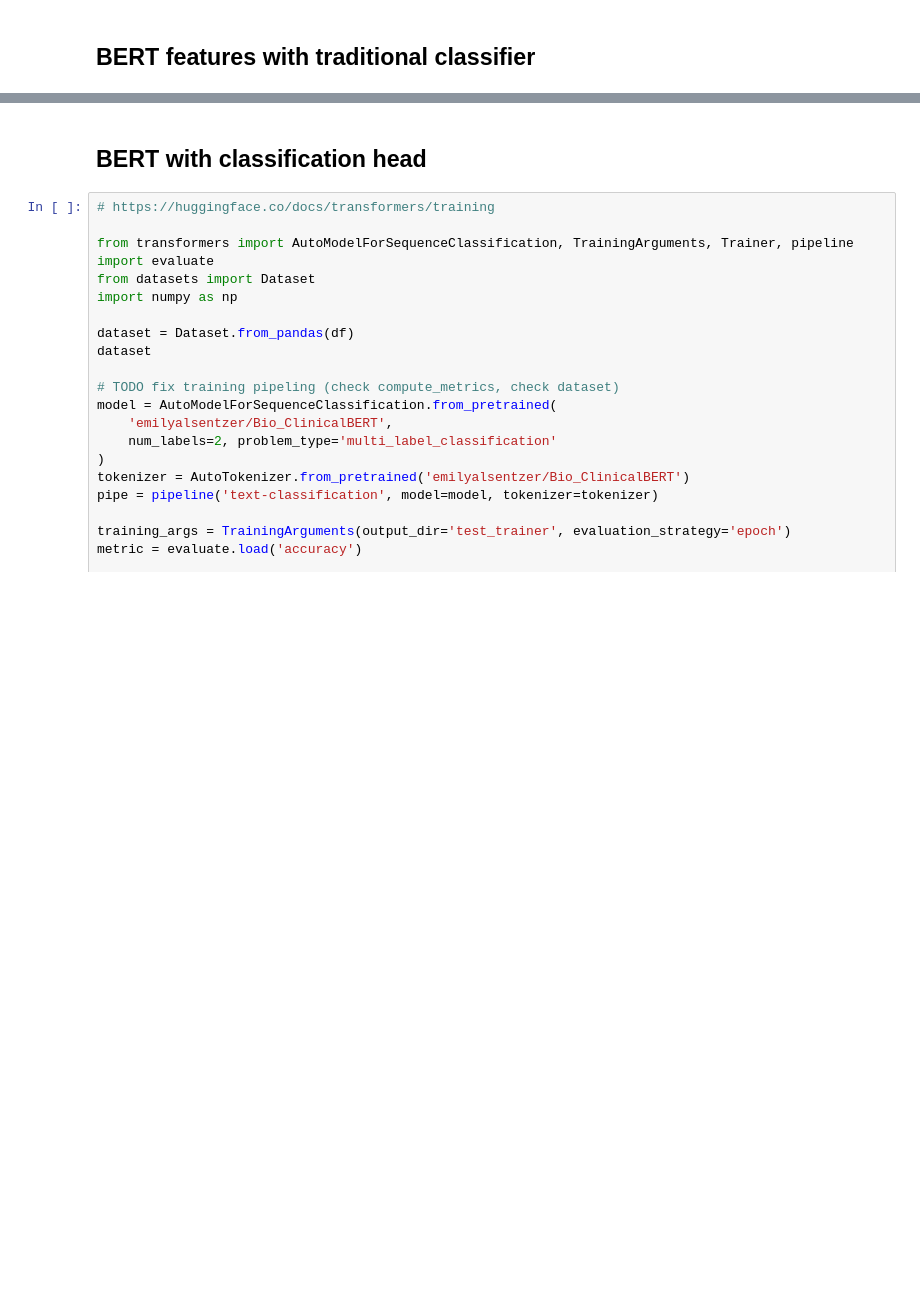
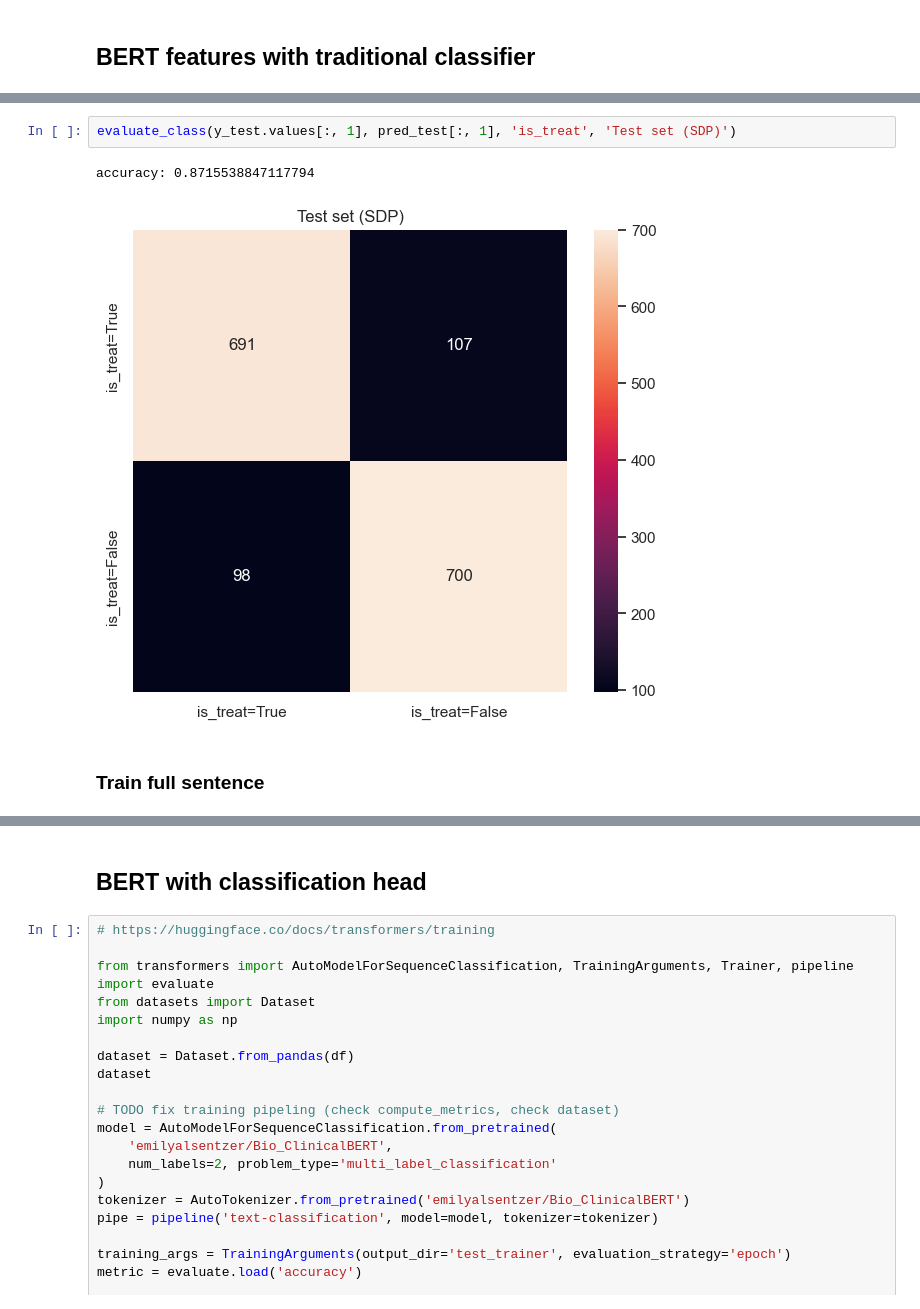
Before and after one commit to anaterovic/NLP, a Jupyter notebook: docs/milestone3.ipynb, the cells around one changed output, grey strips where cells are left out. Saved outputs shown, nothing was run; the diff lists cells and outputs as text; blank space fills up the shorter version.

```diff
--- a/docs/milestone3.ipynb
+++ b/docs/milestone3.ipynb
@@ -161,0 +278,7 @@ import numpy as np
+# %%
+evaluate_class(y_test.values[:, 1], pred_test[:, 1], 'is_treat', 'Test set (SDP)')
+# %% [output]
+accuracy: 0.8715538847117794
+[figure, added]
+# %% [markdown]
+### Train full sentence
```
Also changed, not shown: parts of 26 cells of this notebook, 3 other files.
